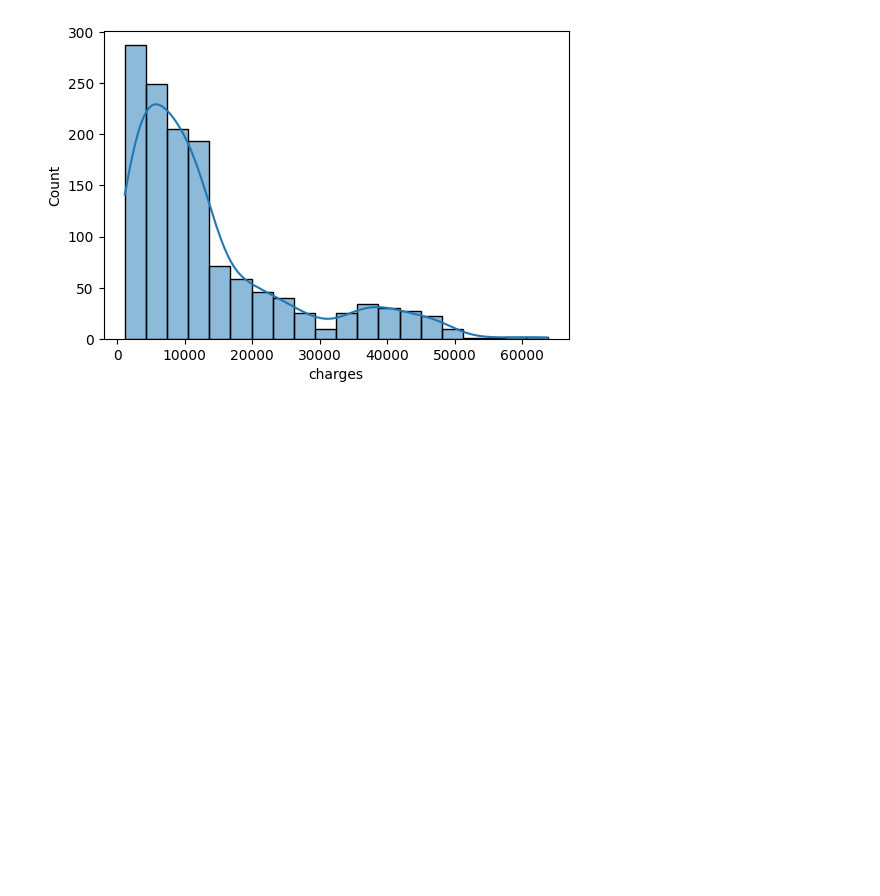
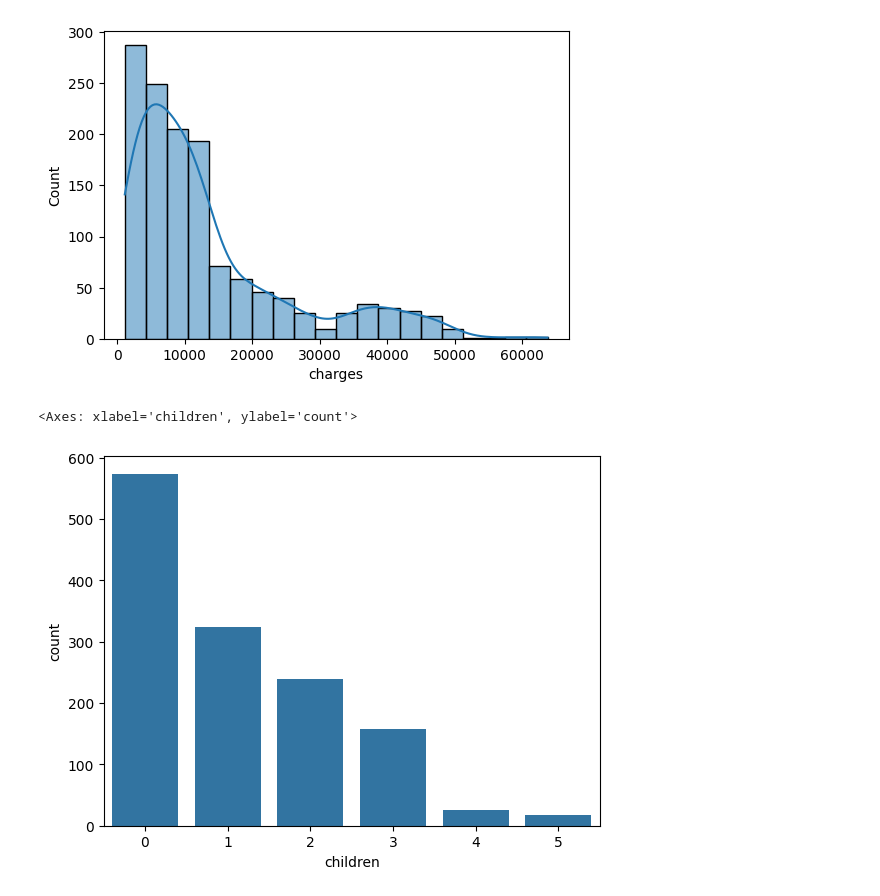
Before and after one commit to Sandeep4118/colab-project, a Jupyter notebook: EDA_insurance.ipynb, the cells around one changed output. Cells and saved outputs as stored; diff of their text form; code cells hidden in the pictures; blank space fills up the shorter version.

```diff
--- a/EDA_insurance.ipynb
+++ b/EDA_insurance.ipynb
@@ -85,3 +85,8 @@ for col in numeric_columns:
 [figure]
 [figure]
 [figure]
+# %%
+sns.countplot(x = df['children'])
+# %% [output]
+<Axes: xlabel='children', ylabel='count'>
+[figure, added]
```
Also changed, not shown: parts of 35 cells of this notebook.
